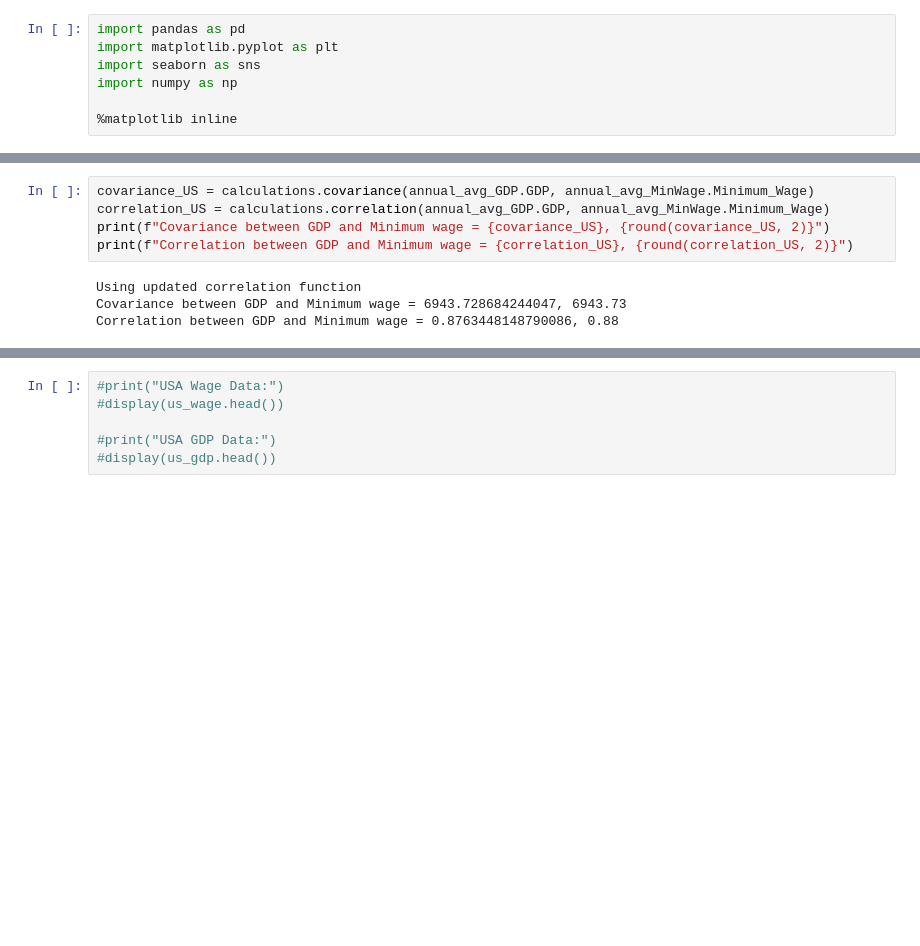
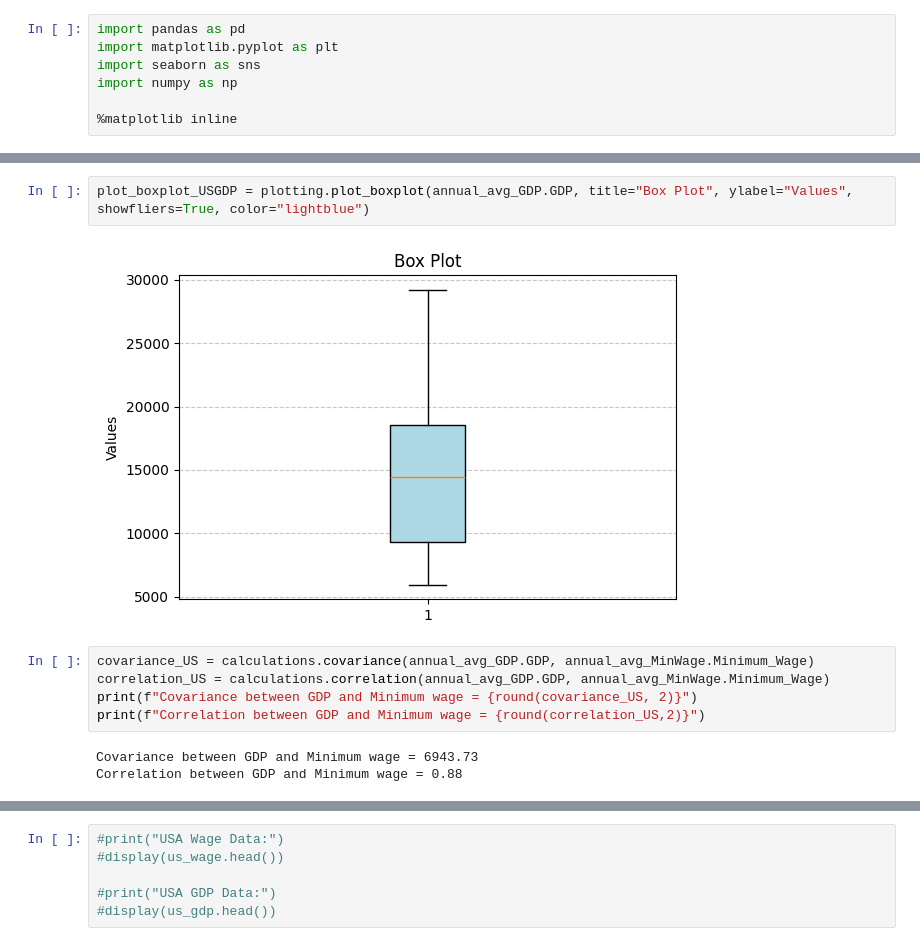
Before and after one commit to Maryem-Harmessi/BonusExercise, a Jupyter notebook: Data/USA/USA-analytics.ipynb, the cells around one changed output, grey strips where cells are left out. Saved outputs shown, nothing was run; the diff lists cells and outputs as text; blank space fills up the shorter version.

```diff
--- a/Data/USA/USA-analytics.ipynb
+++ b/Data/USA/USA-analytics.ipynb
@@ -82,9 +94,12 @@ Quartiles = {'Q1': 9062.81675, 'Q2': 14474.227, 'Q3': 18804.91325}
+# %%
+plot_boxplot_USGDP = plotting.plot_boxplot(annual_avg_GDP.GDP, title="Box Plot", ylabel="Values", showfliers=True, color="lightblue")
+# %% [output]
+[figure, added]
 # %%
 covariance_US = calculations.covariance(annual_avg_GDP.GDP, annual_avg_MinWage.Minimum_Wage)
 correlation_US = calculations.correlation(annual_avg_GDP.GDP, annual_avg_MinWage.Minimum_Wage)
-print(f"Covariance between GDP and Minimum wage = {covariance_US}, {round(covariance_US, 2)}")
-print(f"Correlation between GDP and Minimum wage = {correlation_US}, {round(correlation_US, 2)}")
+print(f"Covariance between GDP and Minimum wage = {round(covariance_US, 2)}")
+print(f"Correlation between GDP and Minimum wage = {round(correlation_US,2)}")
 # %% [output]
-Using updated correlation function
-Covariance between GDP and Minimum wage = 6943.728684244047, 6943.73
-Correlation between GDP and Minimum wage = 0.8763448148790086, 0.88
+Covariance between GDP and Minimum wage = 6943.73
+Correlation between GDP and Minimum wage = 0.88
```
Also changed, not shown: parts of 7 cells of this notebook.
